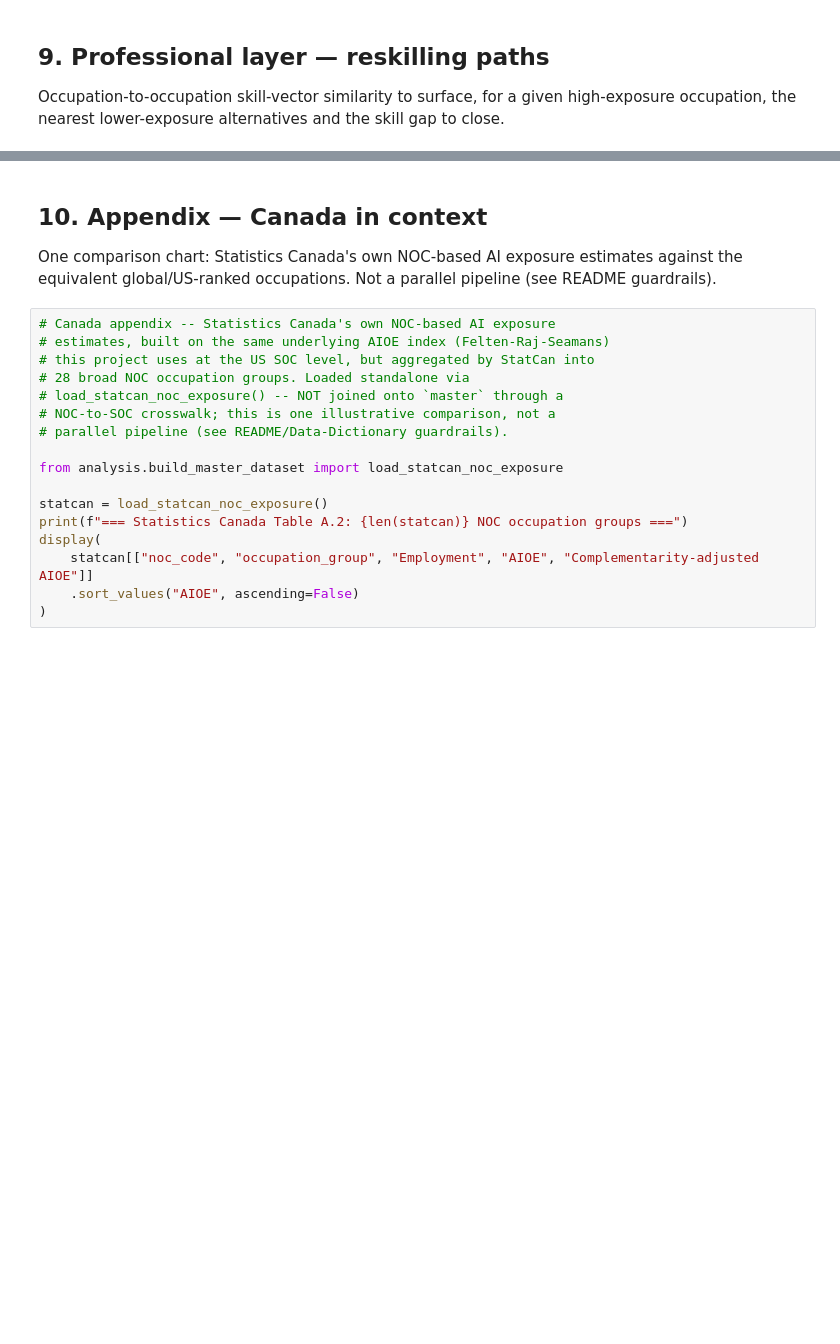
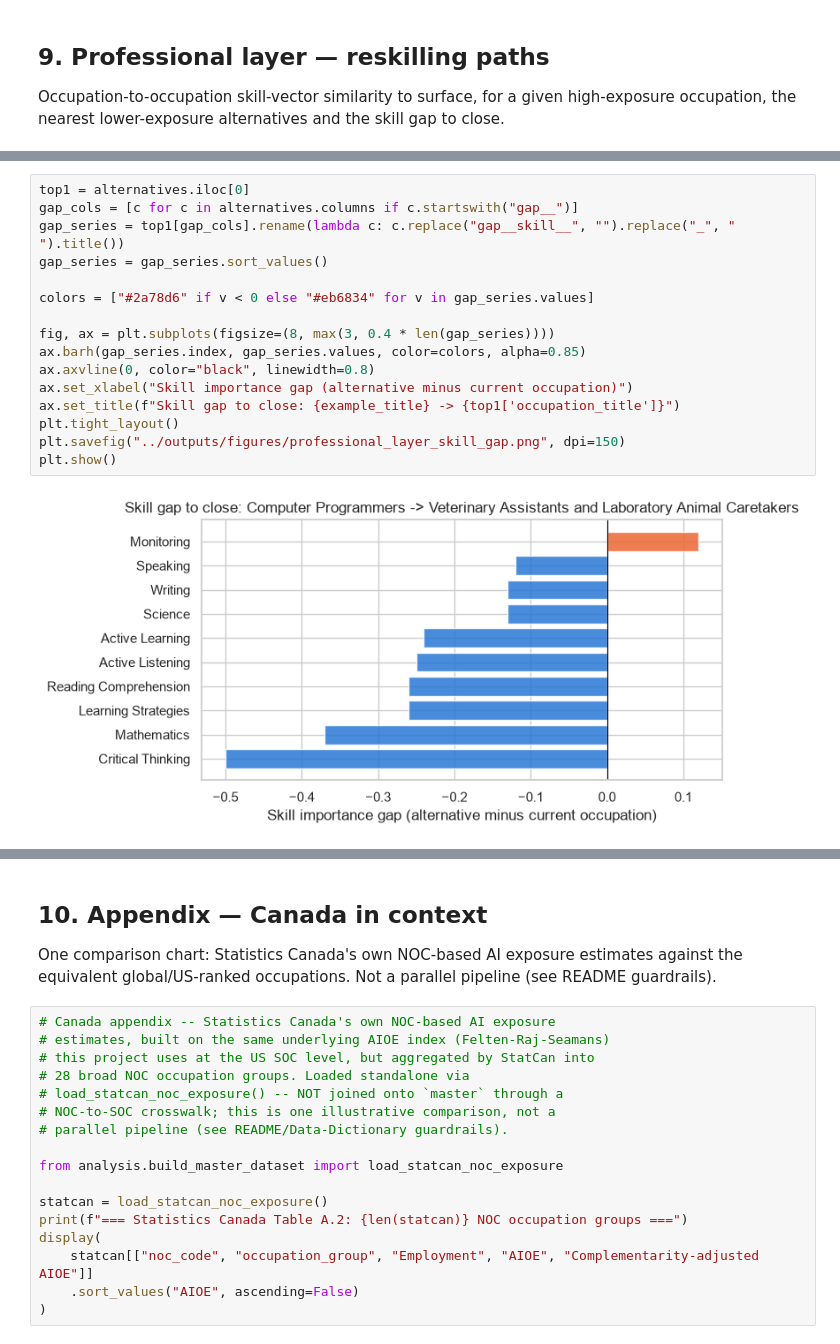
Before and after one commit to GrmaHashim/from-exposure-to-action, a Jupyter notebook: notebooks/01_exploratory_analysis.ipynb, the cells around one changed output, grey strips where cells are left out. Drawn from its saved outputs; the diff is of its cells as text; blank space fills up the shorter version.

```diff
--- a/notebooks/01_exploratory_analysis.ipynb
+++ b/notebooks/01_exploratory_analysis.ipynb
@@ -650,0 +783,18 @@ Occupation-to-occupation skill-vector similarity to surface, for a given high-ex
+# %%
+top1 = alternatives.iloc[0]
+gap_cols = [c for c in alternatives.columns if c.startswith("gap__")]
+gap_series = top1[gap_cols].rename(lambda c: c.replace("gap__skill__", "").replace("_", " ").title())
+gap_series = gap_series.sort_values()
+
+colors = ["#2a78d6" if v < 0 else "#eb6834" for v in gap_series.values]
+
+fig, ax = plt.subplots(figsize=(8, max(3, 0.4 * len(gap_series))))
+ax.barh(gap_series.index, gap_series.values, color=colors, alpha=0.85)
+ax.axvline(0, color="black", linewidth=0.8)
+ax.set_xlabel("Skill importance gap (alternative minus current occupation)")
+ax.set_title(f"Skill gap to close: {example_title} -> {top1['occupation_title']}")
+plt.tight_layout()
+plt.savefig("../outputs/figures/professional_layer_skill_gap.png", dpi=150)
+plt.show()
+# %% [output]
+[figure, added]
```
Also changed, not shown: parts of 5 cells of this notebook, 3 other files.
